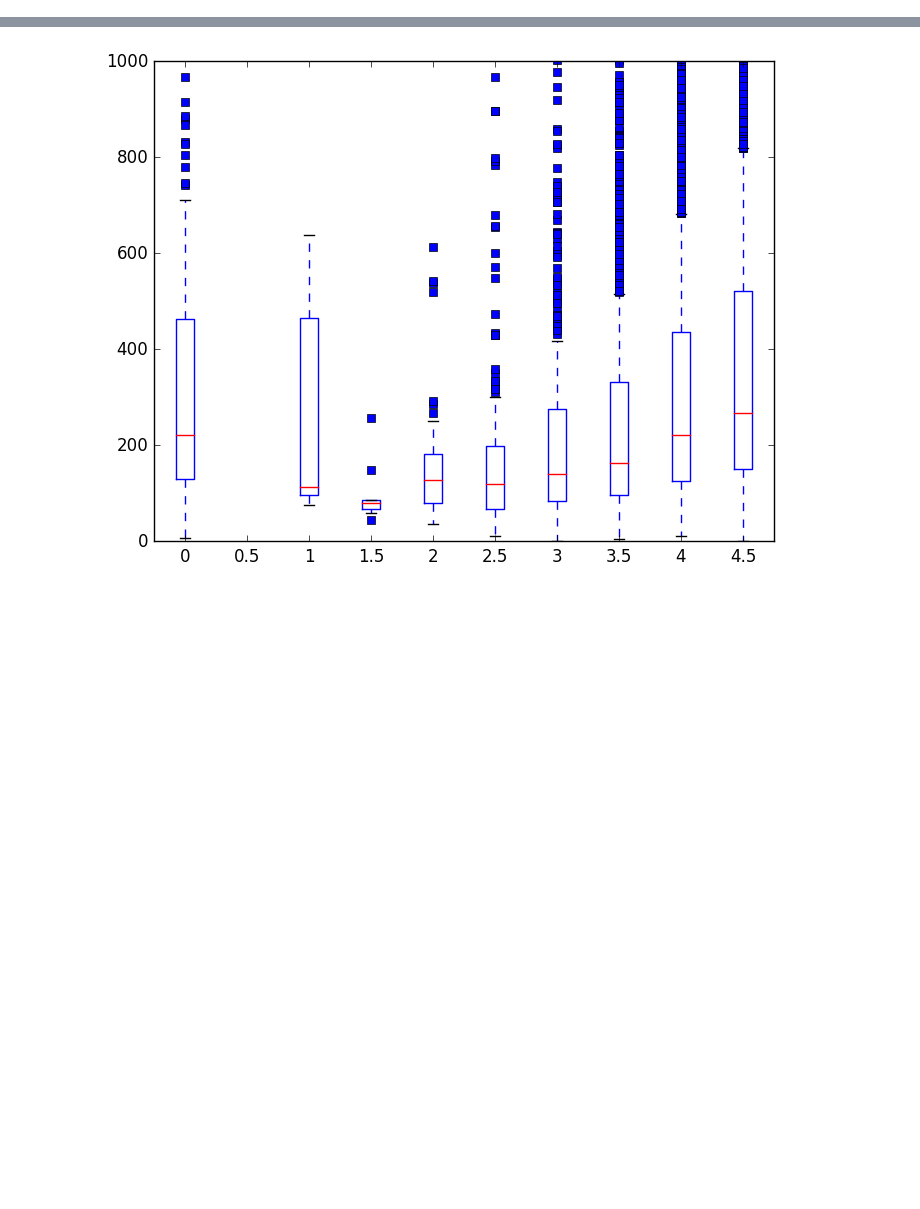
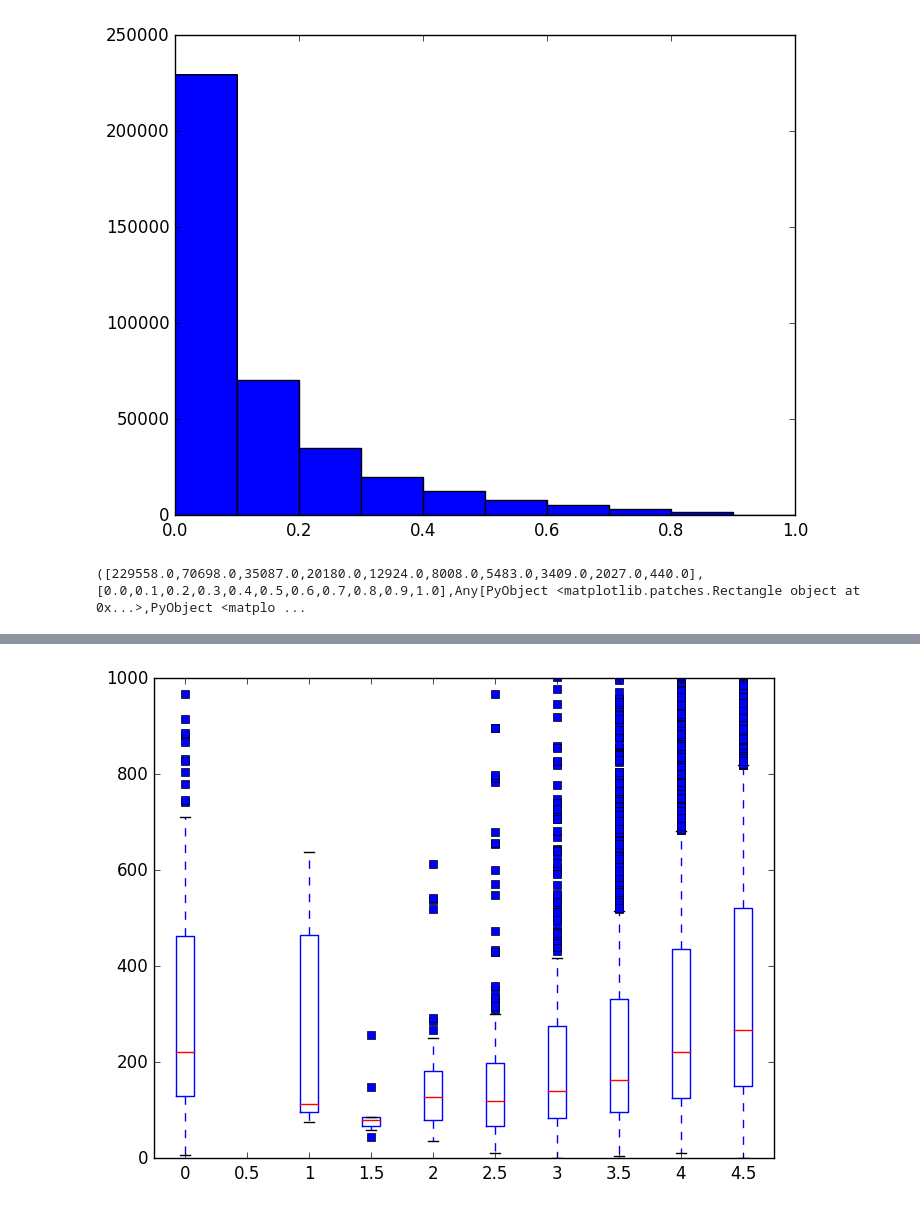
Before and after one commit to bigmessyteam/orie4741, a Jupyter notebook: project_eda.ipynb, the cells around one changed output, grey strips where cells are left out. Drawn from its saved outputs; the diff is of its cells as text; code cells hidden in the pictures; blank space fills up the shorter version.

```diff
--- a/project_eda.ipynb
+++ b/project_eda.ipynb
@@ -55,3 +74,8 @@ PyPlot.plt[:hist](dropna(df_hotel[:gross_bookings_usd]),bins=[i*50 for i=1:30])
+# %%
+PyPlot.plt[:hist](df_hotel[:prop_location_score2])
+# %% [output]
+[figure, added]
+([229558.0,70698.0,35087.0,20180.0,12924.0,8008.0,5483.0,3409.0,2027.0,440.0],[0.0,0.1,0.2,0.3,0.4,0.5,0.6,0.7,0.8,0.9,1.0],Any[PyObject <matplotlib.patches.Rectangle object at 0x...>,PyObject <matplo ...
 # %%
 PyPlot.plt[:hist](df_hotel[:prop_starrating],bins=[0,1,2,3,4,5,6])
 # %% [output]
```
Also changed, not shown: parts of 71 cells of this notebook, 1 other file.
